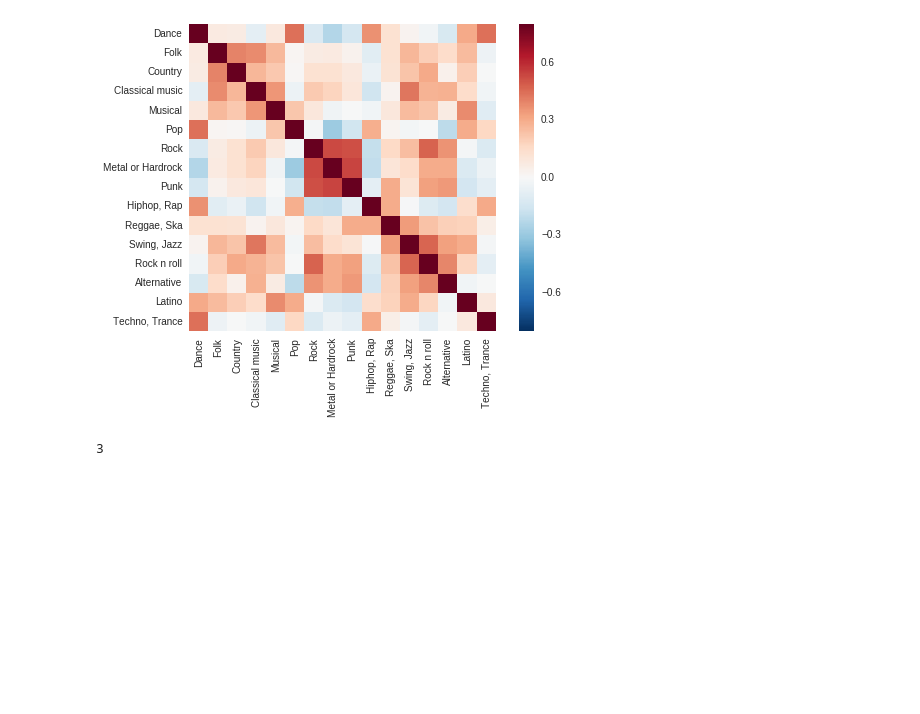
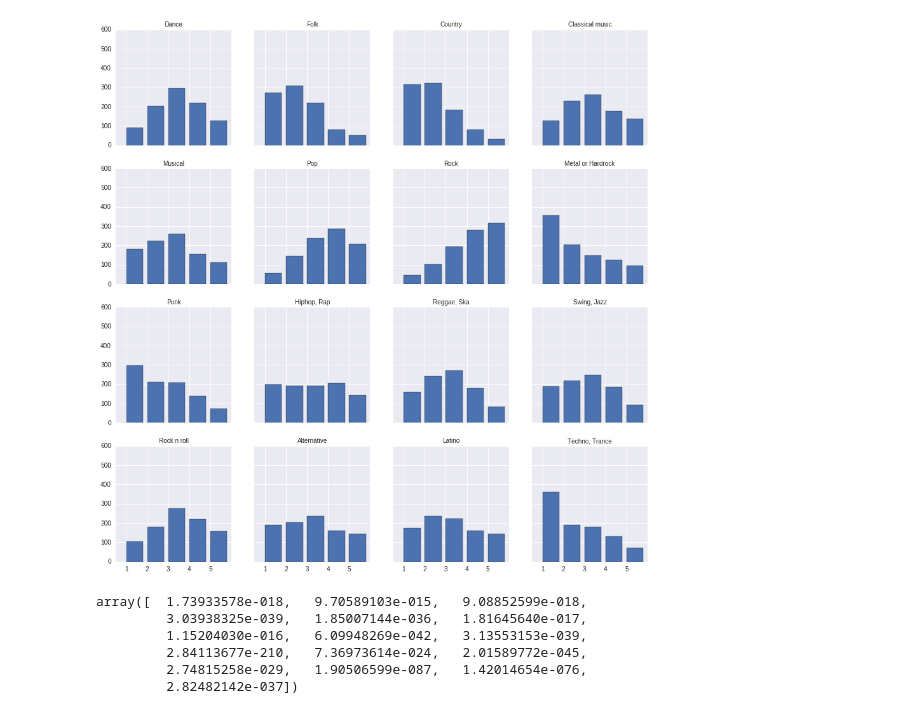
Before and after one commit to n-s-kozlovskii/pupil_survey, a Jupyter notebook: pupil_survey.ipynb, the cells around one changed output. Saved outputs shown, nothing was run; the diff lists cells and outputs as text; code cells hidden in the pictures; blank space fills up the shorter version.

```diff
--- a/pupil_survey.ipynb
+++ b/pupil_survey.ipynb
@@ -20,19 +31,57 @@ music.describe()
+# %%
+import seaborn as sns
+import matplotlib.pyplot as plt
+plt_dict = {}
+
+for i in range(0,len(music.columns)):
+    plt_dict.update({i:music.columns[i]})
+
+fig, ax = plt.subplots(4,4,figsize=(15,15), sharey=True, sharex=True)
+x = [1,2,3,4,5]
+initial = 0
+
+for i in range(4):
+    for j in range(4):
+        y = music[plt_dict[initial]].value_counts().to_dict()
+        ax[i,j].bar(y.keys(), y.values())
+        ax[i,j].set_ylabel('')
+        ax[i,j].set_xlabel('')
+        ax[i,j].set_xticklabels(labels=np.arange(0,6), fontsize=10)
+        ax[i,j].set_yticklabels(labels=np.arange(0,601,100), fontsize=10)
+        ax[i,j].set_title(plt_dict[initial], fontsize=10)
+        ax[i,j].set_xlim(.5,6)
+        ax[i,j].set_ylim(0,600)
+        initial += 1
+plt.show()
+# %% [output]
+[figure, added]
+# %%
+from scipy.stats.mstats import normaltest
+import scipy
+
+normaltest(music).pvalue
+# %% [output]
+array([  1.73933578e-018,   9.70589103e-015,   9.08852599e-018,
+         3.03938325e-039,   1.85007144e-036,   1.81645640e-017,
+         1.15204030e-016,   6.09948269e-042,   3.13553153e-039,
+         2.84113677e-210,   7.36973614e-024,   2.01589772e-045,
+         2.74815258e-029,   1.90506599e-087,   1.42014654e-076,
+         2.82482142e-037])
 # %%
-import seaborn as sbn
+import seaborn as sns
 import matplotlib.pyplot as plt
 corr = music.corr() #попарная корреляция Пиросона
-sbn.heatmap(corr,
+sns.heatmap(corr,
             xticklabels=corr.columns.values,
             yticklabels=corr.columns.values,
             vmax=.8, square=True)
 plt.show()
-# %% [output]
-[figure, removed]
 # %%
 import numpy as np
 import matplotlib
 import matplotlib.pyplot as plt
 from sklearn.model_selection import cross_val_score
+from sklearn.decomposition import FactorAnalysis
 
 n_features = len(music.columns)
 n_components = np.arange(0, 4)
@@ -43,7 +92,5 @@ for n in n_components:
     fa.n_components = n
     fa_scores.append(np.mean(cross_val_score(fa, music)))
 n_components_fa = n_components[np.argmax(fa_scores)]
-print(n_components_fa)
+print('Количество факторов: ', n_components_fa)
-# %% [output]
-3
 # %%
```
Also changed, not shown: parts of 5 cells of this notebook, 13 other files.
